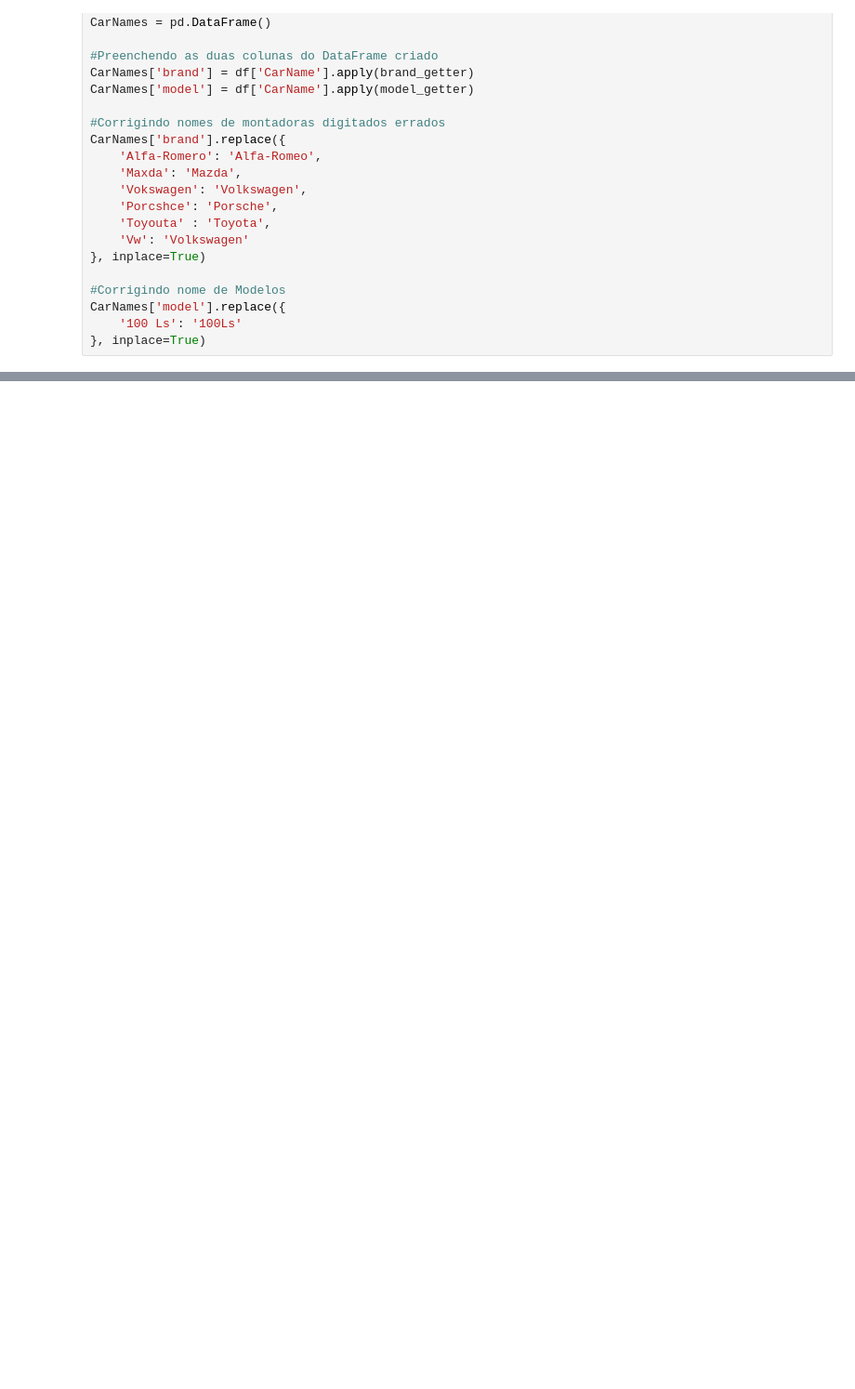
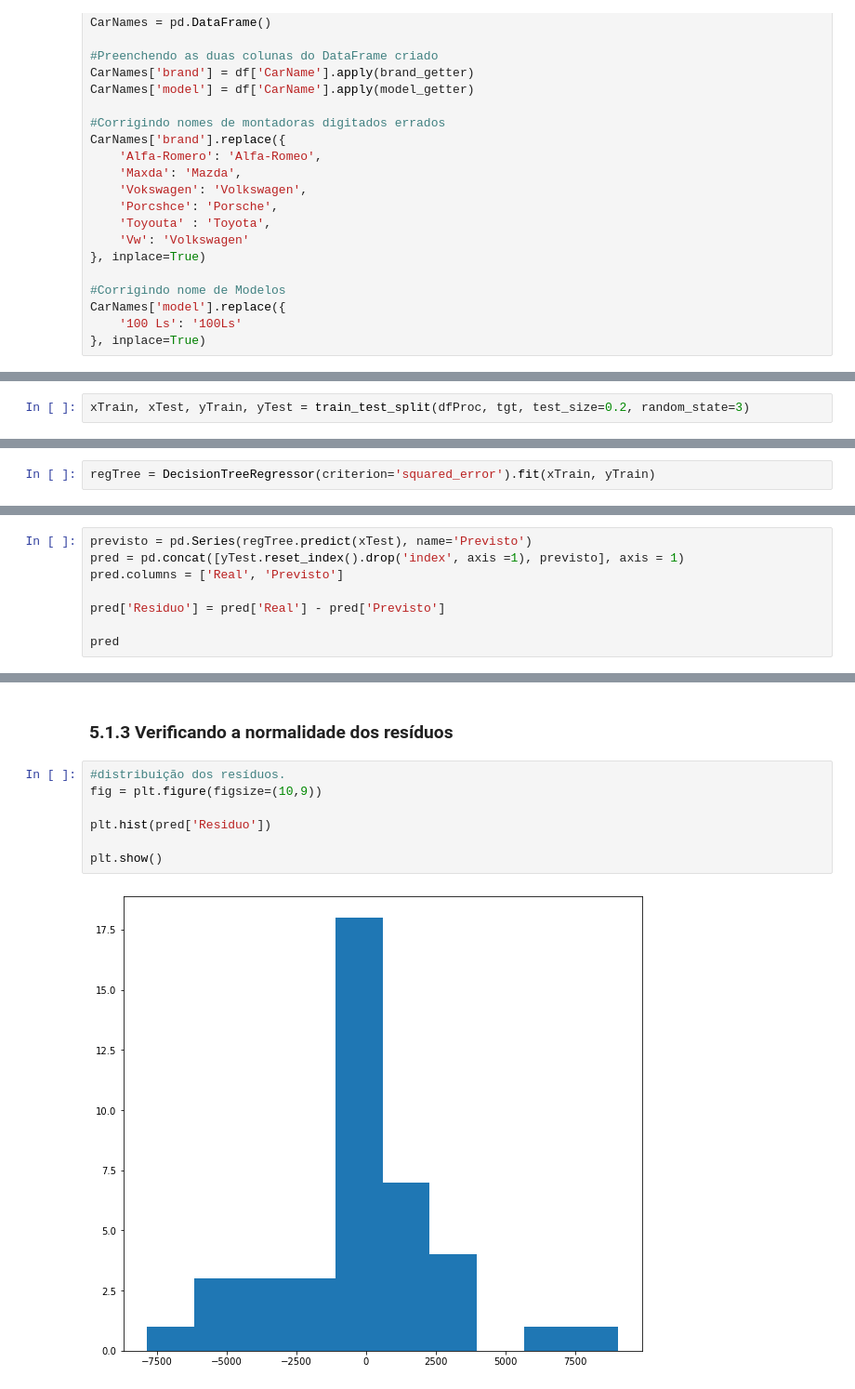
Before and after one commit to cruz-marco/car_prices, a Jupyter notebook: cars_regression.ipynb, the cells around one changed output, grey strips where cells are left out. Shown at 93% size. Saved outputs shown, nothing was run; the diff lists cells and outputs as text; blank space fills up the shorter version.

```diff
--- a/cars_regression.ipynb
+++ b/cars_regression.ipynb
@@ -370,0 +639,2 @@ CarNames['model'].replace({
+# %%
+xTrain, xTest, yTrain, yTest = train_test_split(dfProc, tgt, test_size=0.2, random_state=3)
@@ -370,0 +653,2 @@ CarNames['model'].replace({
+# %%
+regTree = DecisionTreeRegressor(criterion='squared_error').fit(xTrain, yTrain)
@@ -370,0 +665,8 @@ CarNames['model'].replace({
+# %%
+previsto = pd.Series(regTree.predict(xTest), name='Previsto')
+pred = pd.concat([yTest.reset_index().drop('index', axis =1), previsto], axis = 1)
+pred.columns = ['Real', 'Previsto']
+
+pred['Residuo'] = pred['Real'] - pred['Previsto']
+
+pred
@@ -370,0 +691,11 @@ CarNames['model'].replace({
+# %% [markdown]
+### 5.1.3 Verificando a normalidade dos resíduos
+# %%
+#distribuição dos resíduos.
+fig = plt.figure(figsize=(10,9))
+
+plt.hist(pred['Residuo'])
+
+plt.show()
+# %% [output]
+[figure, added]
```
Also changed, not shown: parts of 64 cells of this notebook.
